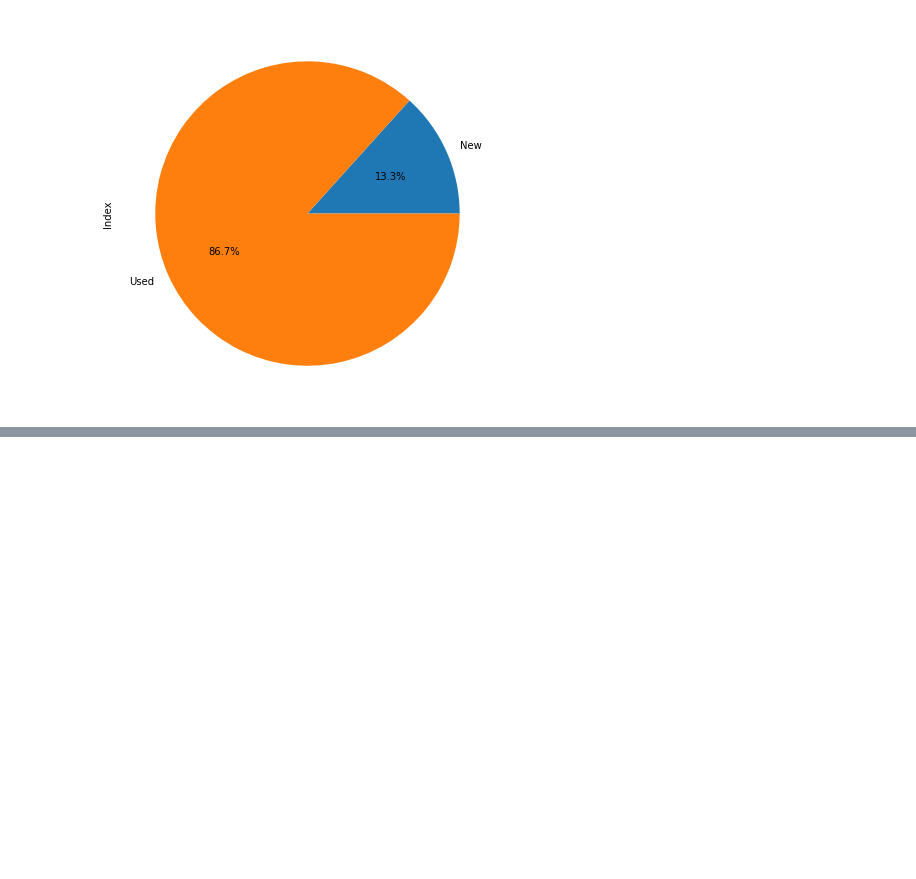
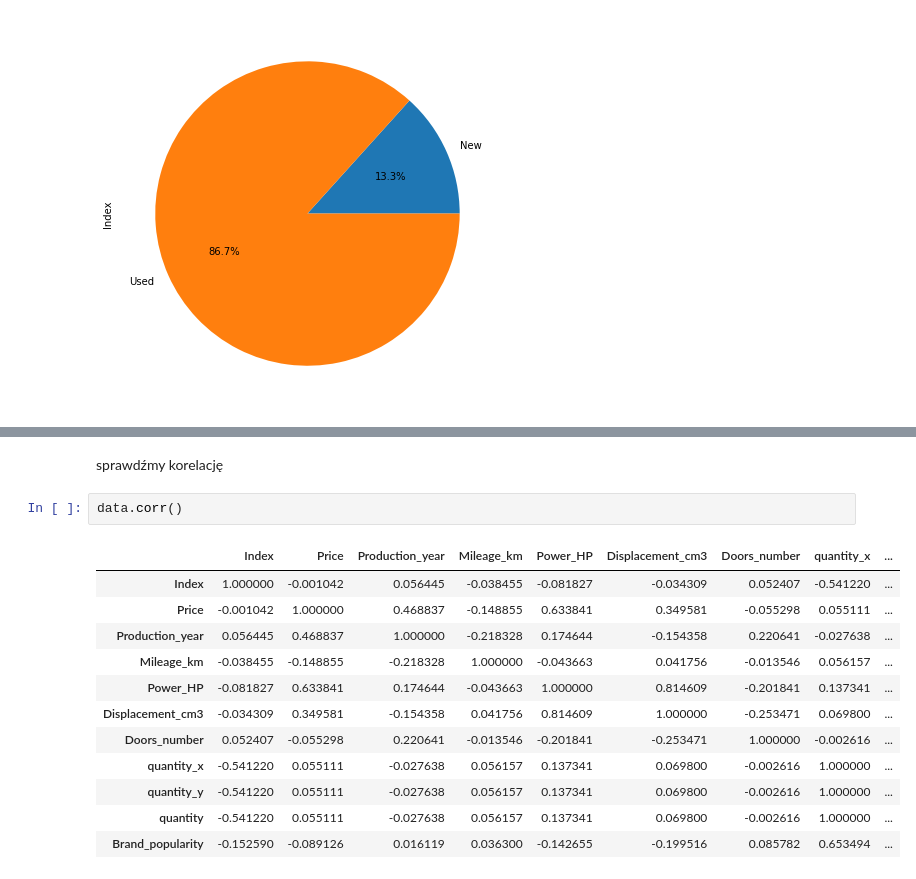
Before and after one commit to pawel200020/machine-learning-project, a Jupyter notebook: project.ipynb, the cells around one changed output, grey strips where cells are left out. Saved outputs shown, nothing was run; the diff lists cells and outputs as text; blank space fills up the shorter version.

```diff
--- a/project.ipynb
+++ b/project.ipynb
@@ -194,0 +288,17 @@ data.groupby('Condition')['Index'].count().plot.pie(figsize=(12,7),autopct="%1.1
+# %% [markdown]
+sprawdźmy korelację
+# %%
+data.corr()
+# %% [output]
+|  | Index | Price | Production_year | Mileage_km | Power_HP | Displacement_cm3 | Doors_number | quantity_x | ... |
+| Index | 1.000000 | -0.001042 | 0.056445 | -0.038455 | -0.081827 | -0.034309 | 0.052407 | -0.541220 | ... |
+| Price | -0.001042 | 1.000000 | 0.468837 | -0.148855 | 0.633841 | 0.349581 | -0.055298 | 0.055111 | ... |
+| Production_year | 0.056445 | 0.468837 | 1.000000 | -0.218328 | 0.174644 | -0.154358 | 0.220641 | -0.027638 | ... |
+| Mileage_km | -0.038455 | -0.148855 | -0.218328 | 1.000000 | -0.043663 | 0.041756 | -0.013546 | 0.056157 | ... |
+| Power_HP | -0.081827 | 0.633841 | 0.174644 | -0.043663 | 1.000000 | 0.814609 | -0.201841 | 0.137341 | ... |
+| Displacement_cm3 | -0.034309 | 0.349581 | -0.154358 | 0.041756 | 0.814609 | 1.000000 | -0.253471 | 0.069800 | ... |
+| Doors_number | 0.052407 | -0.055298 | 0.220641 | -0.013546 | -0.201841 | -0.253471 | 1.000000 | -0.002616 | ... |
+| quantity_x | -0.541220 | 0.055111 | -0.027638 | 0.056157 | 0.137341 | 0.069800 | -0.002616 | 1.000000 | ... |
+| quantity_y | -0.541220 | 0.055111 | -0.027638 | 0.056157 | 0.137341 | 0.069800 | -0.002616 | 1.000000 | ... |
+| quantity | -0.541220 | 0.055111 | -0.027638 | 0.056157 | 0.137341 | 0.069800 | -0.002616 | 1.000000 | ... |
+| Brand_popularity | -0.152590 | -0.089126 | 0.016119 | 0.036300 | -0.142655 | -0.199516 | 0.085782 | 0.653494 | ... |
```
Also changed, not shown: parts of 14 cells of this notebook.
